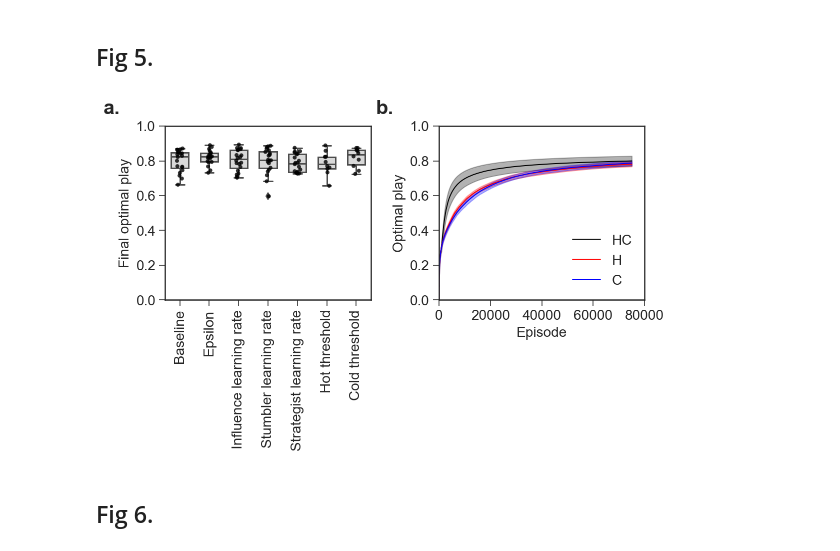
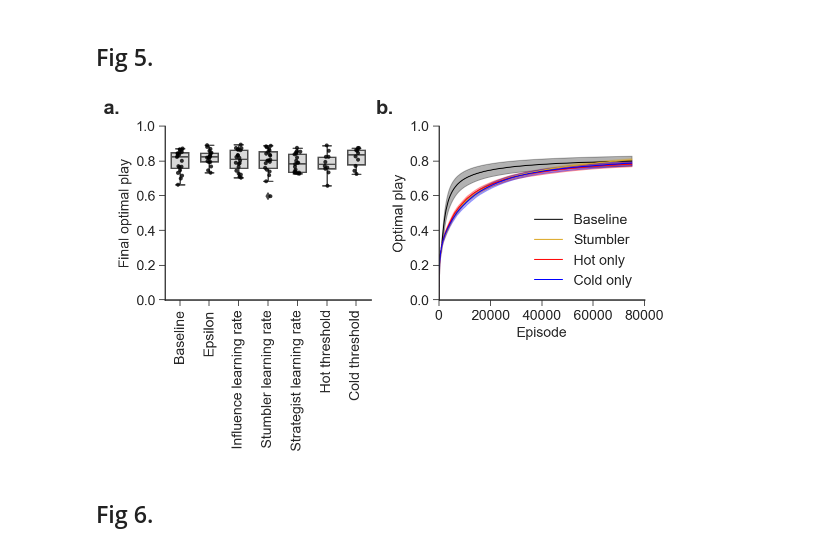
Before and after one commit to CoAxLab/azad, a Jupyter notebook: notebooks/figures.ipynb, the cells around one changed output. Cells and saved outputs as stored; diff of their text form; code cells hidden in the pictures.

```diff
--- a/notebooks/figures.ipynb
+++ b/notebooks/figures.ipynb
@@ -305,37 +313,43 @@ _ = ax[0].set_ylabel("Final optimal play")
 _ = ax[0].set_xticklabels(ax1.get_xticklabels(), rotation=90)
 _ = ax[0].text(-0.22, 1.15, "a.", transform=ax[0].transAxes,
       fontsize=20, fontweight='bold', va='top', ha='right')
 
 # H / C
-_ = ax[1].plot(episode_14, exp_14_avg, color='black', alpha=1, linewidth=1, label="HC")
+_ = ax[1].plot(episode_14, exp_14_avg, color='black', alpha=1, linewidth=1, label="Baseline")
 _ = ax[1].fill_between(episode_14,
                        exp_14_avg + 2*exp_14_sem,
                        exp_14_avg - 2*exp_14_sem,
                        color='black', alpha=0.3)
-_ = ax[1].plot(episode_15, exp_15_avg, color='red', alpha=1, linewidth=1, label="H")
+_ = ax[1].plot(episode_13, exp_13_avg, color='goldenrod', alpha=1, linewidth=1, label="Stumbler")
+_ = ax[1].fill_between(episode_13,
+                       exp_13_avg + 2*exp_13_sem,
+                       exp_13_avg - 2*exp_13_sem,
+                       color='goldenrod', alpha=0.3)
+_ = ax[1].plot(episode_15, exp_15_avg, color='red', alpha=1, linewidth=1, label="Hot only")
 _ = ax[1].fill_between(episode_15,
                        exp_15_avg + 2*exp_15_sem,
                        exp_15_avg - 2*exp_15_sem,
                        color='red', alpha=0.3)
-_ = ax[1].plot(episode_16, exp_16_avg, color='blue', alpha=1, linewidth=1, label="C")
+_ = ax[1].plot(episode_16, exp_16_avg, color='blue', alpha=1, linewidth=1, label="Cold only")
 _ = ax[1].fill_between(episode_16,
                        exp_16_avg + 2*exp_16_sem,
                        exp_16_avg - 2*exp_16_sem,
                        color='blue', alpha=0.3)
 
 _ = ax[1].legend()
 _ = ax[1].set_ylim(0, 1)
 _ = ax[1].set_xlim(0, 80000)
 _ = ax[1].set_xlabel("Episode")
 _ = ax[1].set_ylabel("Optimal play")
 _ = ax[1].text(-0.22, 1.15, "b.", transform=ax[1].transAxes,
       fontsize=20, fontweight='bold', va='top', ha='right')
 
 # Tweaks
+sns.despine()
 _ = fig.tight_layout()
 _ = fig.subplots_adjust(hspace=0.75)
 # %% [output]
-[figure, old version]
+[figure, new version]
 # %% [markdown]
 ## Fig 6.
 # %%
```
Also changed, not shown: parts of 6 cells of this notebook.
